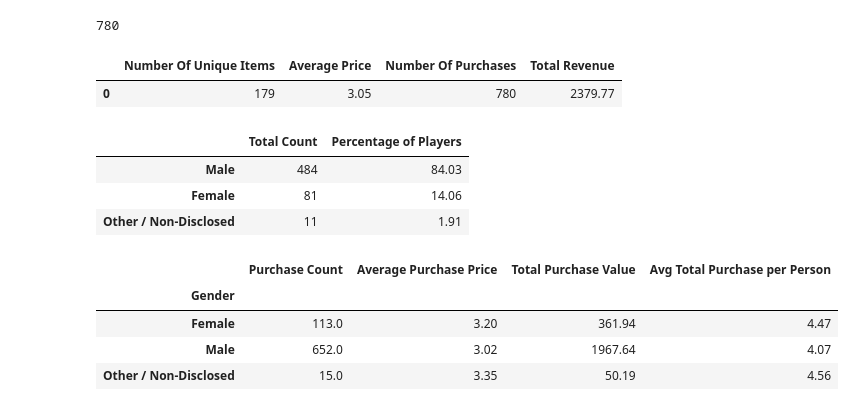
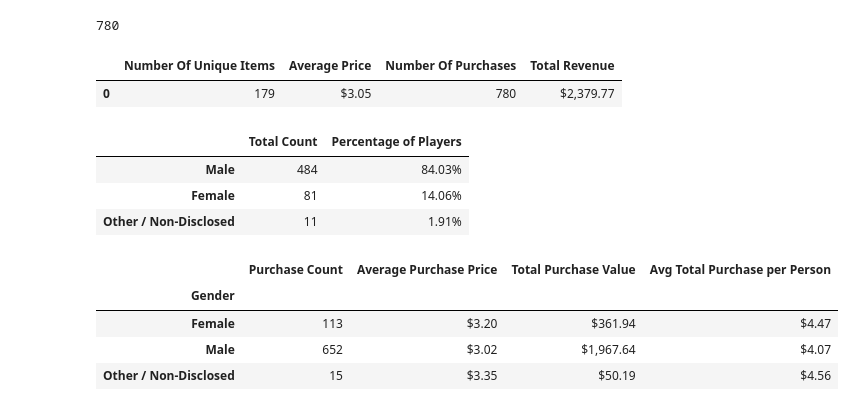
Before and after one commit to jammin-max/pandas_challenge, a Jupyter notebook: HeroesOfPymoli/HeroesOfPymoli_script.ipynb, the cells around one changed output. Drawn from its saved outputs; the diff is of its cells as text; code cells hidden in the pictures.

```diff
--- a/HeroesOfPymoli/HeroesOfPymoli_script.ipynb
+++ b/HeroesOfPymoli/HeroesOfPymoli_script.ipynb
@@ -2,13 +2,14 @@
 # Dependencies and Setup
 import os
 import pandas as pd
+import numpy as np
 
 # File to Load
 read_csv = "../Resources/purchase_data.csv"
 
 # Create data frame, and read csv file
-purchase_data_df = pd.read_csv(read_csv)
-purchase_data_df.head()
+purchase_data_1_df = pd.read_csv(read_csv)
+purchase_data_1_df.head()
 # %% [output]
 |  | Purchase ID | SN | Age | Gender | Item ID | Item Name | Price |
 | 0 | 0 | Lisim78 | 20 | Male | 108 | Extraction, Quickblade Of Trembli... | 3.53 |
@@ -51,17 +56,23 @@ total_purchases_df
 780
 # %%
 #Purchase Analysis into a data frame
+#purchase_data_df.dtypes
+#purchase_data_df.columns
 purchase_analysis_df = ([{"Number Of Unique Items":unique_df,"Average Price":average_price_df,"Number Of Purchases":total_purchases_df,"Total Revenue":total_revenue_df}])
 
-purchase_analysis_total_df = pd.DataFrame(purchase_analysis_df)
-purchase_analysis_total_df
+purchase_analysis_total_3_df = pd.DataFrame(purchase_analysis_df)
+#format Columns
+formatted_summary_2_df =purchase_analysis_total_3_df.style.format({'Number Of Unique Items':'{:.0f}','Average Price':'${:.2f}', 'Number Of Purchases':'{:.0f}', 'Total Revenue':'${:,.2f}'})
+#Display summary
+formatted_summary_2_df
 # %% [output]
 |  | Number Of Unique Items | Average Price | Number Of Purchases | Total Revenue |
-| 0 | 179 | 3.05 | 780 | 2379.77 |
+| 0 | 179 | $3.05 | 780 | $2,379.77 |
 # %%
 #Finding gender demographics
 #purchase_data_pd.head()
-
+#purchase_data_df.dtypes
+#purchase_data_df.columns
 gender1_df = purchase_data_df[['Gender','SN']].drop_duplicates(subset = 'SN')
 #Gender value counts
 gender_count = gender1_df['Gender'].value_counts(0)
@@ -70,31 +81,44 @@ gender_percent = gender1_df['Gender'].value_counts(1)
 gender_count_df = pd.DataFrame(gender_count)
 gender_percent_df = round(pd.DataFrame(gender_percent) * 100, 2)
 #Merge data frames
-gender_total_df = gender_count_df.merge(gender_percent_df, left_index = True, right_index = True)
+gender_stats_4_df = gender_count_df.merge(gender_percent_df, left_index = True, right_index = True)
 #assign Title to columns
-gender_total_df.columns = ['Total Count', 'Percentage of Players']
-gender_total_df
+gender_stats_4_df.columns = ['Total Count', 'Percentage of Players']
+#format Columns
+formatted_summary_3_df =gender_stats_4_df.style.format({'Total Count':'{:.0f}', 'Percentage of Players':'{:.2f}%'})
+#Display summary
+formatted_summary_3_df
 # %% [output]
 |  | Total Count | Percentage of Players |
-| Male | 484 | 84.03 |
-| Female | 81 | 14.06 |
-| Other / Non-Disclosed | 11 | 1.91 |
+| Male | 484 | 84.03% |
+| Female | 81 | 14.06% |
+| Other / Non-Disclosed | 11 | 1.91% |
 # %%
 #Purchase analysis by gender
-df_gender_2 = purchase_data_df.groupby('Gender')
+#purchase_data_df.dtypes
+#purchase_data_df.columns
+gender_df = purchase_data_df.groupby('Gender')
+#gender_df.head()
+#collect my data
+purchase_count = gender_df['Purchase ID'].count()
+purchase_count =purchase_count.astype(object)
+avg_purchase_price_df = round(gender_df['Price'].mean(), 2)
+total_purchase_value = round(gender_df['Price'].sum(), 2)
+purchase_value_per_gender = round(total_purchase_value / gender_count, 2)
+#add to my data frame
+summary_data_4_df = pd.DataFrame([purchase_count, avg_purchase_price_df, total_purchase_value, purchase_value_per_gender])
+#summary_data_2_df.dtypes
+#Switch index, and columns to match example
+summary_4_df = summary_data_4_df.T
+summary_4_df.columns = ['Purchase Count', 'Average Purchase Price', 'Total Purchase Value', 'Avg Total Purchase per Person']
+#Format Columns
+formatted_summary_4_df =summary_4_df.style.format({'Purchase Count':'{:.0f}','Average Purchase Price':'${:.2f}', 'Total Purchase Value':'${:,.2f}', 'Avg Total Purchase per Person':'${:.2f}'})
 
-purchase_count = round(df_gender_2['Purchase ID'].count(), 0)
-avg_purchase_price = round(df_gender_2['Price'].mean(), 2)
-total_purchase_value = round(df_gender_2['Price'].sum(), 2)
-purchase_value_per_gender = round(total_purchase_value / gender_count, 2)
-
-summary_dataframe2 = pd.DataFrame([purchase_count, avg_purchase_price, total_purchase_value, purchase_value_per_gender])
-summary2 = summary_dataframe2.T
-summary2.columns = ['Purchase Count', 'Average Purchase Price', 'Total Purchase Value', 'Avg Total Purchase per Person']
-summary2
+#display Summary
+formatted_summary_4_df
 # %% [output]
 |  | Purchase Count | Average Purchase Price | Total Purchase Value | Avg Total Purchase per Person |
 | Gender |  |  |  |  |
-| Female | 113.0 | 3.20 | 361.94 | 4.47 |
-| Male | 652.0 | 3.02 | 1967.64 | 4.07 |
-| Other / Non-Disclosed | 15.0 | 3.35 | 50.19 | 4.56 |
+| Female | 113 | $3.20 | $361.94 | $4.47 |
+| Male | 652 | $3.02 | $1,967.64 | $4.07 |
+| Other / Non-Disclosed | 15 | $3.35 | $50.19 | $4.56 |
```
Also changed, not shown: parts of 8 cells of this notebook.
